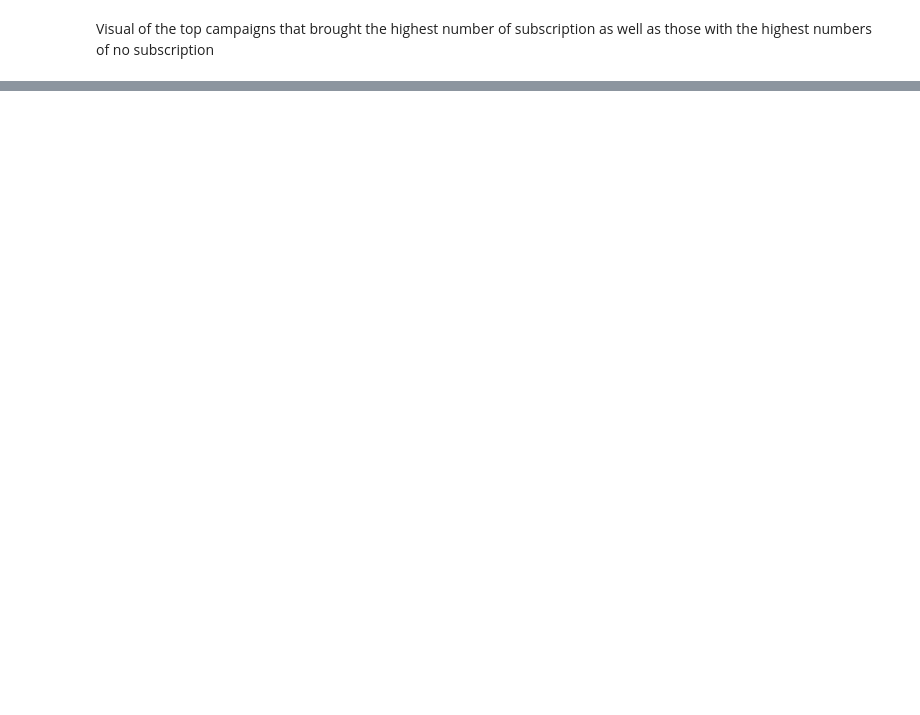
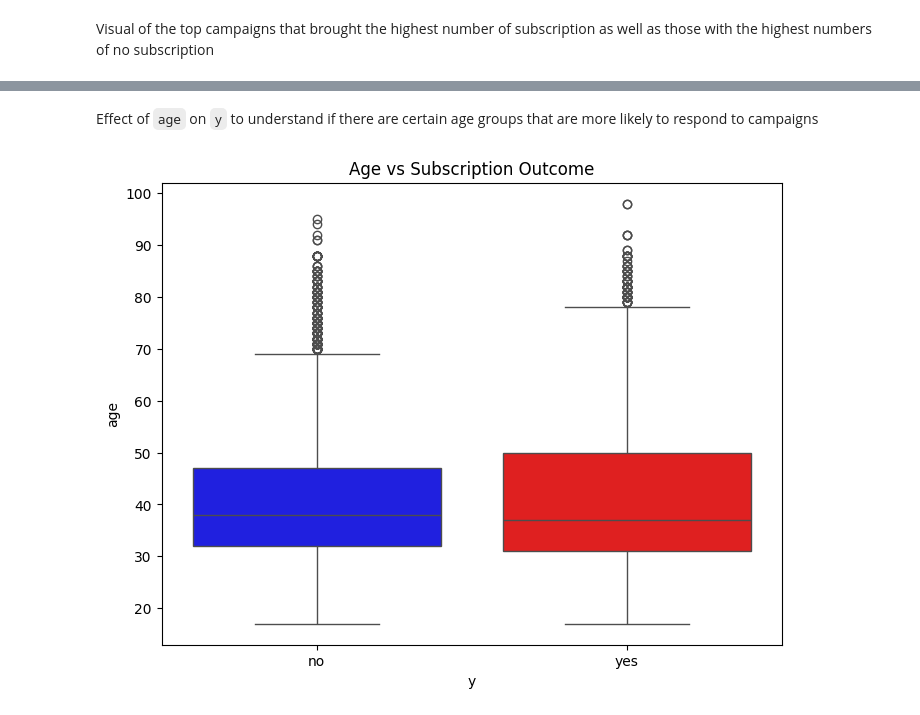
Before and after one commit to Mweru/Bank-Marketing-Data-Analysis, a Jupyter notebook: Bank_Marketing_Data_Analysis.ipynb, the cells around one changed output, grey strips where cells are left out. Cells and saved outputs as stored; diff of their text form; code cells hidden in the pictures; blank space fills up the shorter version.

```diff
--- a/Bank_Marketing_Data_Analysis.ipynb
+++ b/Bank_Marketing_Data_Analysis.ipynb
@@ -117,0 +127,7 @@ plt.show()
+# %%
+plt.figure(figsize=(10, 6))
+red_blue_palette = sns.color_palette(["blue", "red"])
+sns.countplot(x='job', hue='y', data=df, palette=red_blue_palette)
+plt.title('Job vs Subscription Outcome')
+plt.xticks(rotation=45)
+plt.show()
@@ -117,0 +136,9 @@ plt.show()
+# %% [markdown]
+Effect of `age` on `y` to understand if there are certain age groups that are more likely to respond to campaigns
+# %%
+plt.figure(figsize=(8, 6))
+sns.boxplot(x='y', y='age', hue='y', data=df, palette=red_blue_palette)
+plt.title('Age vs Subscription Outcome')
+plt.show()
+# %% [output]
+[figure, added]
```
Also changed, not shown: parts of 21 cells of this notebook.
